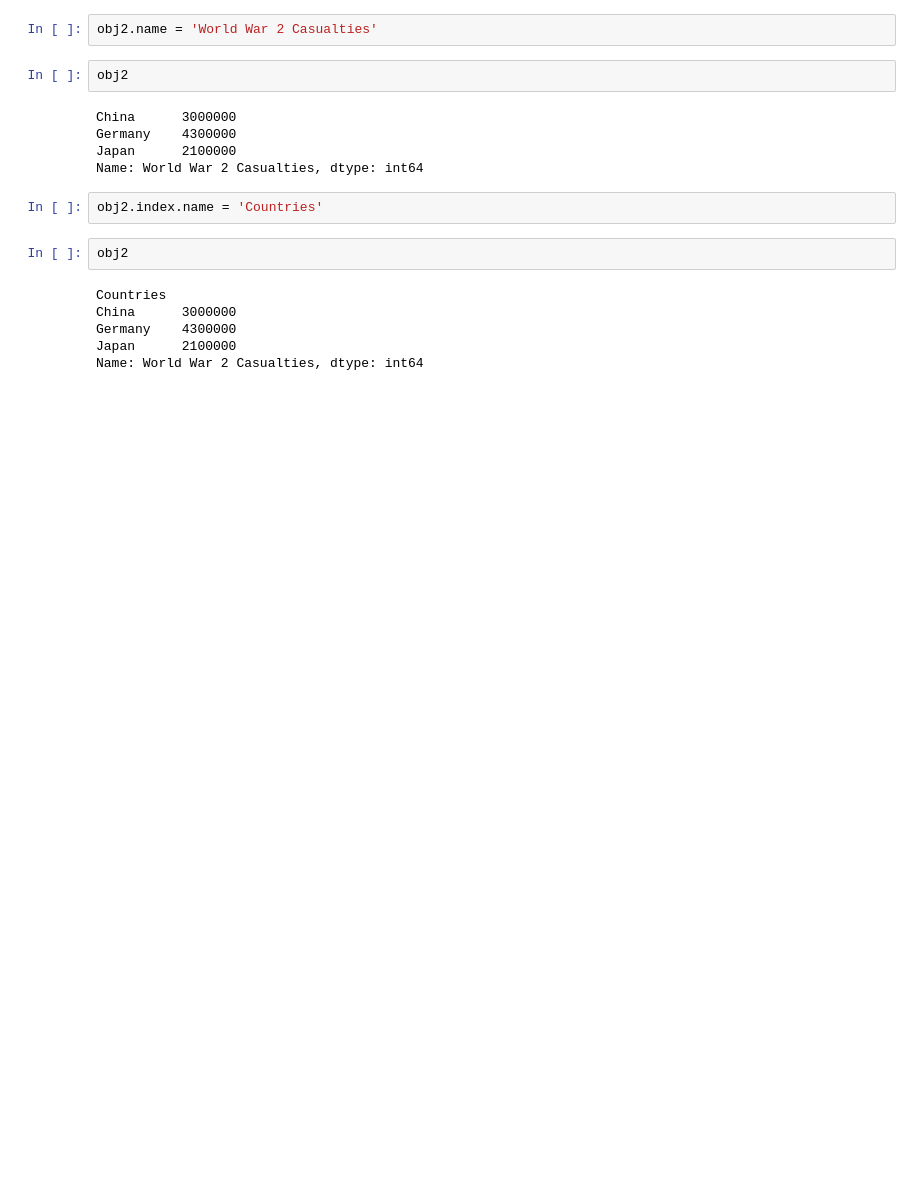
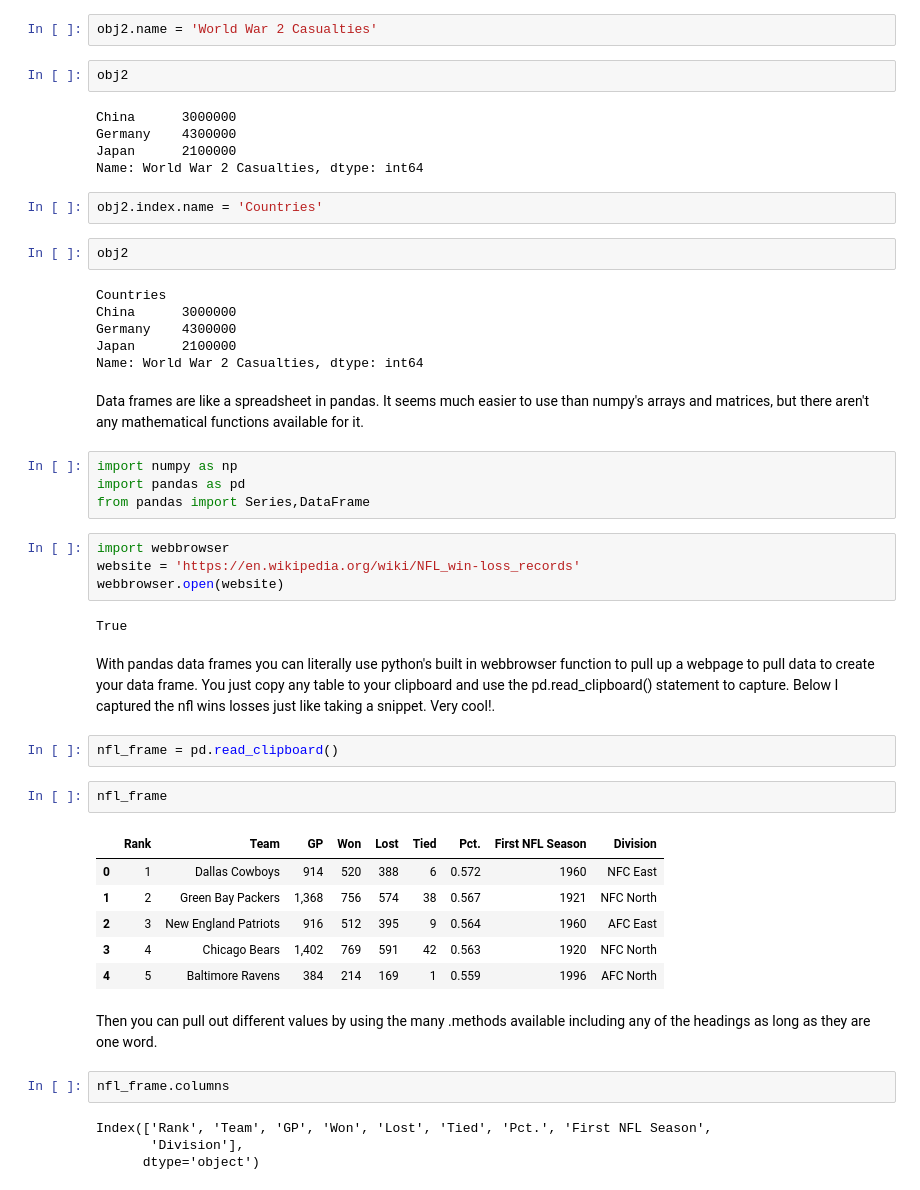
Before and after one commit to Luzyviento/Class_Notebook, a Jupyter notebook: Arrays notes II Pandas.ipynb, the cells around one changed output. Saved outputs shown, nothing was run; the diff lists cells and outputs as text; blank space fills up the shorter version.

```diff
--- a/Arrays notes II Pandas.ipynb
+++ b/Arrays notes II Pandas.ipynb
@@ -134,3 +134,36 @@ China      3000000
 Germany    4300000
 Japan      2100000
 Name: World War 2 Casualties, dtype: int64
+# %% [markdown]
+Data frames are like a spreadsheet in pandas.  It seems much easier to use than numpy's arrays and matrices, but there aren't any mathematical functions available for it.
+# %%
+import numpy as np
+import pandas as pd
+from pandas import Series,DataFrame
+# %%
+import webbrowser
+website = 'https://en.wikipedia.org/wiki/NFL_win-loss_records'
+webbrowser.open(website)
+# %% [output]
+True
+# %% [markdown]
+With pandas data frames you can literally use python's built in webbrowser function to pull up a webpage to pull data to create your data frame.  You just copy any table to your clipboard and use the pd.read_clipboard() statement to capture.  Below I captured the nfl wins losses just like taking a snippet.  Very cool!.
+# %%
+nfl_frame = pd.read_clipboard()
+# %%
+nfl_frame
+# %% [output]
+|  | Rank | Team | GP | Won | Lost | Tied | Pct. | First NFL Season | Division |
+| 0 | 1 | Dallas Cowboys | 914 | 520 | 388 | 6 | 0.572 | 1960 | NFC East |
+| 1 | 2 | Green Bay Packers | 1,368 | 756 | 574 | 38 | 0.567 | 1921 | NFC North |
+| 2 | 3 | New England Patriots | 916 | 512 | 395 | 9 | 0.564 | 1960 | AFC East |
+| 3 | 4 | Chicago Bears | 1,402 | 769 | 591 | 42 | 0.563 | 1920 | NFC North |
+| 4 | 5 | Baltimore Ravens | 384 | 214 | 169 | 1 | 0.559 | 1996 | AFC North |
+# %% [markdown]
+Then you can pull out different values by using the many .methods available including any of the headings as long as they are one word.
+# %%
+nfl_frame.columns
+# %% [output]
+Index(['Rank', 'Team', 'GP', 'Won', 'Lost', 'Tied', 'Pct.', 'First NFL Season',
+       'Division'],
+      dtype='object')
```
Also changed, not shown: parts of 27 cells of this notebook.
